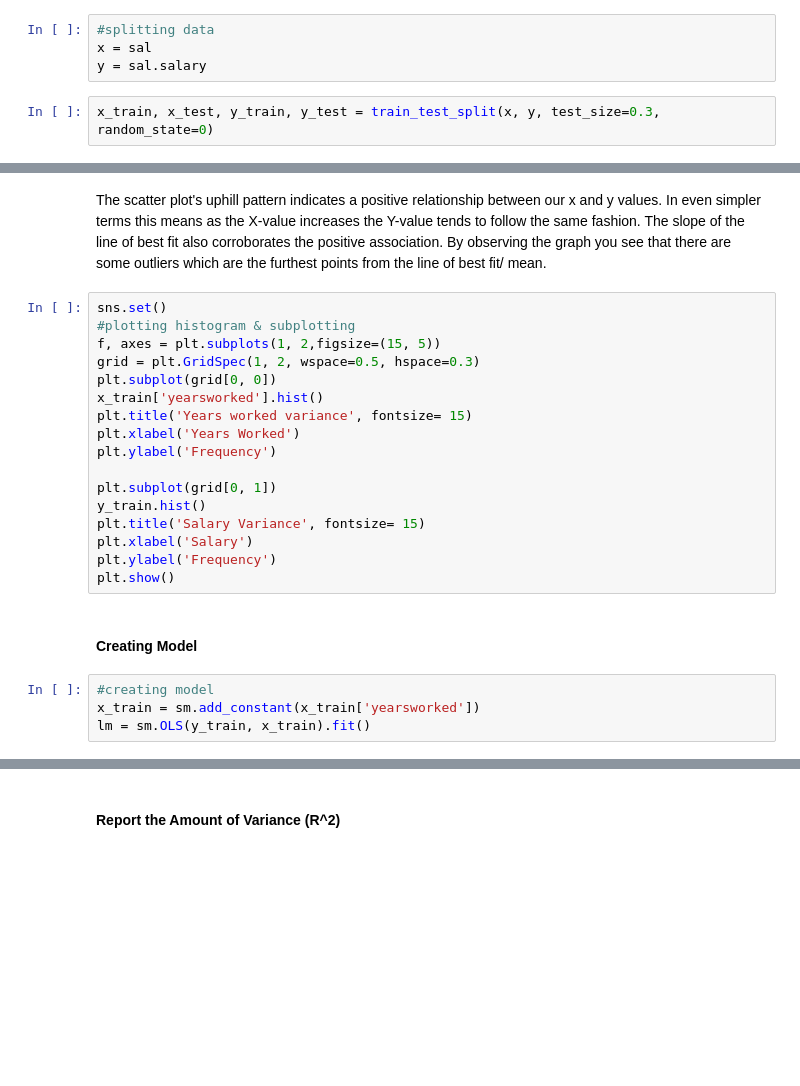
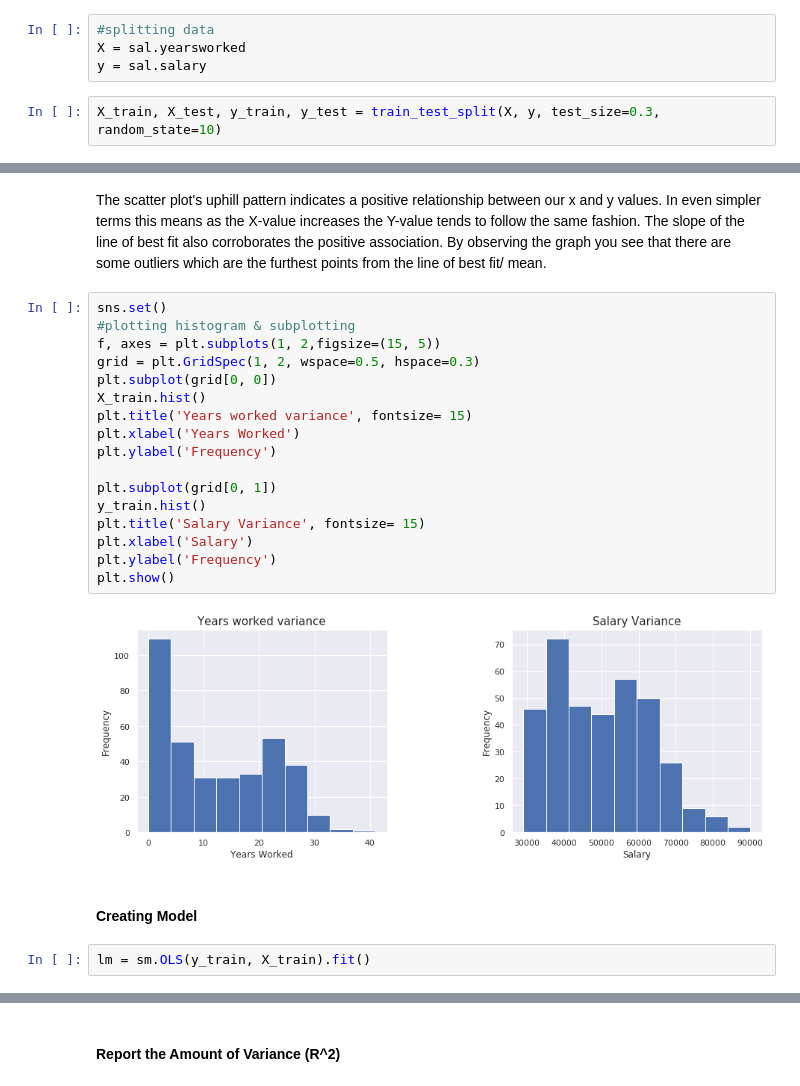
Before and after one commit to MphoKhotleng/Linear_Regression, a Jupyter notebook: linear_regression.ipynb, the cells around one changed output, grey strips where cells are left out. Cells and saved outputs as stored; diff of their text form; blank space fills up the shorter version.

```diff
--- a/linear_regression.ipynb
+++ b/linear_regression.ipynb
@@ -140,9 +151,9 @@ We used the correlation method with the goal of seeing patterns. By observation
 # %%
 #splitting data
-x = sal
+X = sal.yearsworked
 y = sal.salary
 # %%
-x_train, x_test, y_train, y_test = train_test_split(x, y, test_size=0.3, random_state=0)
+X_train, X_test, y_train, y_test = train_test_split(X, y, test_size=0.3, random_state=10)
 # %% [markdown]
 The 2 varialbes we'll be using for our training models are Salary as the dependent variable
 and yearsworked as the independent. We will split the data into a training and test set.
@@ -177,25 +183,25 @@ By observing the graph you see that there are some outliers which are the furthe
 # %%
 sns.set()
 #plotting histogram & subplotting
 f, axes = plt.subplots(1, 2,figsize=(15, 5))
 grid = plt.GridSpec(1, 2, wspace=0.5, hspace=0.3)
 plt.subplot(grid[0, 0])
-x_train['yearsworked'].hist()
+X_train.hist()
 plt.title('Years worked variance', fontsize= 15)
 plt.xlabel('Years Worked')
 plt.ylabel('Frequency')
 
 plt.subplot(grid[0, 1])
 y_train.hist()
 plt.title('Salary Variance', fontsize= 15)
 plt.xlabel('Salary')
 plt.ylabel('Frequency')
 plt.show()
+# %% [output]
+[figure, added]
 # %% [markdown]
 #### Creating Model
-# %%
-#creating model
-x_train = sm.add_constant(x_train['yearsworked'])
-lm = sm.OLS(y_train, x_train).fit()
+# %%
+lm = sm.OLS(y_train, X_train).fit()
 # %%
 lm.summary()
```
Also changed, not shown: parts of 34 cells of this notebook.
